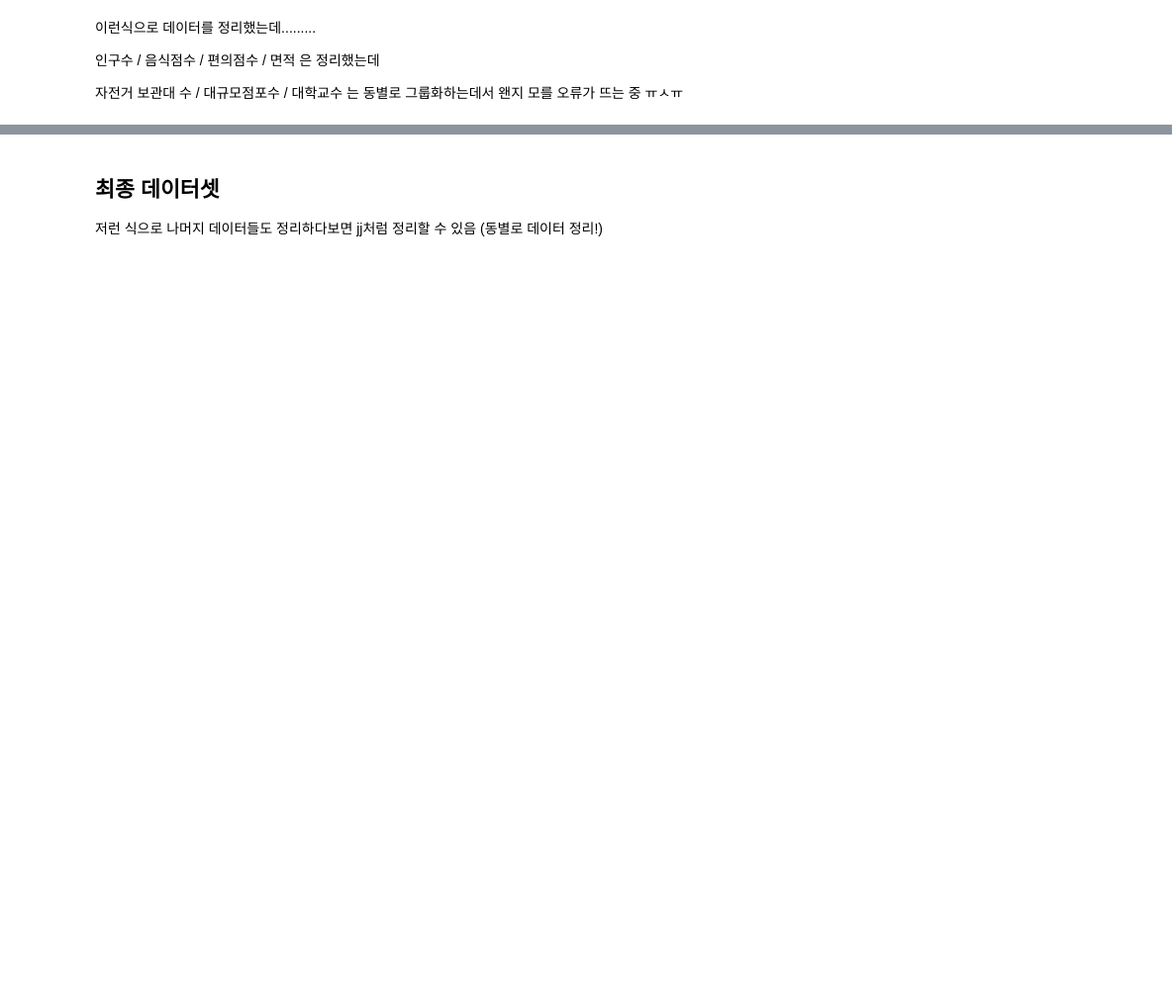
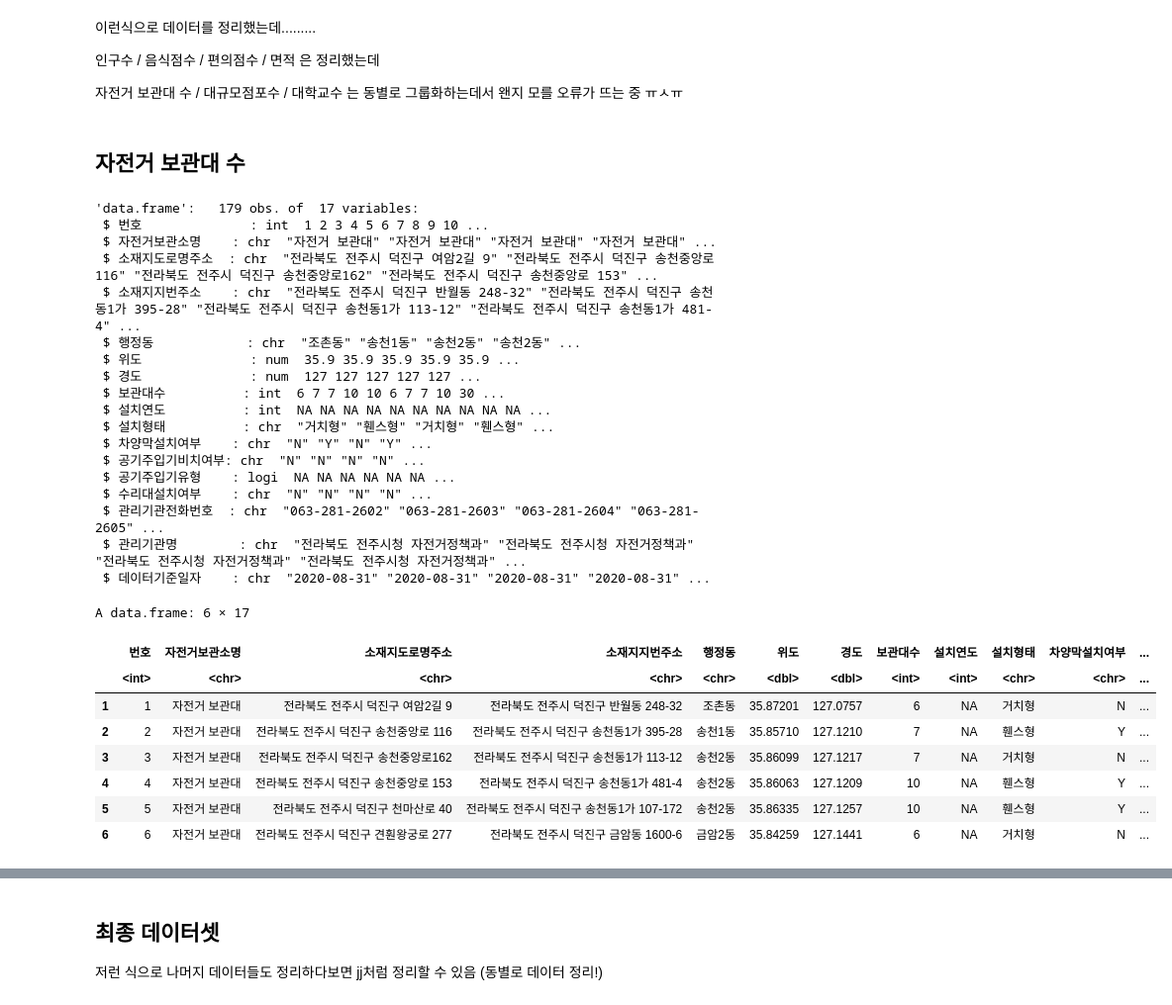
Before and after one commit to ycw0363/jeonju, a Jupyter notebook: 데이터 정리.ipynb, the cells around one changed output, grey strips where cells are left out. Shown: that part at 99% size. Saved outputs shown, nothing was run; the diff lists cells and outputs as text; code cells hidden in the pictures; blank space fills up the shorter version.

```diff
--- a/데이터 정리.ipynb
+++ b/데이터 정리.ipynb
@@ -199,3 +191,36 @@ FALSE  TRUE
 
 
 자전거 보관대 수 / 대규모점포수 / 대학교수 는 동별로 그룹화하는데서 왠지 모를 오류가 뜨는 중 ㅠㅅㅠ
+# %% [markdown]
+## 자전거 보관대 수
+# %%
+str(bicycle) ##
+head(bicycle)
+# %% [output]
+'data.frame':   179 obs. of  17 variables:
+ $ 번호              : int  1 2 3 4 5 6 7 8 9 10 ...
+ $ 자전거보관소명    : chr  "자전거 보관대" "자전거 보관대" "자전거 보관대" "자전거 보관대" ...
+ $ 소재지도로명주소  : chr  "전라북도 전주시 덕진구 여암2길 9" "전라북도 전주시 덕진구 송천중앙로 116" "전라북도 전주시 덕진구 송천중앙로162" "전라북도 전주시 덕진구 송천중앙로 153" ...
+ $ 소재지지번주소    : chr  "전라북도 전주시 덕진구 반월동 248-32" "전라북도 전주시 덕진구 송천동1가 395-28" "전라북도 전주시 덕진구 송천동1가 113-12" "전라북도 전주시 덕진구 송천동1가 481-4" ...
+ $ 행정동            : chr  "조촌동" "송천1동" "송천2동" "송천2동" ...
+ $ 위도              : num  35.9 35.9 35.9 35.9 35.9 ...
+ $ 경도              : num  127 127 127 127 127 ...
+ $ 보관대수          : int  6 7 7 10 10 6 7 7 10 30 ...
+ $ 설치연도          : int  NA NA NA NA NA NA NA NA NA NA ...
+ $ 설치형태          : chr  "거치형" "휀스형" "거치형" "휀스형" ...
+ $ 차양막설치여부    : chr  "N" "Y" "N" "Y" ...
+ $ 공기주입기비치여부: chr  "N" "N" "N" "N" ...
+ $ 공기주입기유형    : logi  NA NA NA NA NA NA ...
+ $ 수리대설치여부    : chr  "N" "N" "N" "N" ...
+ $ 관리기관전화번호  : chr  "063-281-2602" "063-281-2603" "063-281-2604" "063-281-2605" ...
+ $ 관리기관명        : chr  "전라북도 전주시청 자전거정책과" "전라북도 전주시청 자전거정책과" "전라북도 전주시청 자전거정책과" "전라북도 전주시청 자전거정책과" ...
+ $ 데이터기준일자    : chr  "2020-08-31" "2020-08-31" "2020-08-31" "2020-08-31" ...
+A data.frame: 6 × 17
+|  | 번호 | 자전거보관소명 | 소재지도로명주소 | 소재지지번주소 | 행정동 | 위도 | 경도 | 보관대수 | 설치연도 | 설치형태 | 차양막설치여부 | ... |
+|  | <int> | <chr> | <chr> | <chr> | <chr> | <dbl> | <dbl> | <int> | <int> | <chr> | <chr> | ... |
+| 1 | 1 | 자전거 보관대 | 전라북도 전주시 덕진구 여암2길 9 | 전라북도 전주시 덕진구 반월동 248-32 | 조촌동 | 35.87201 | 127.0757 | 6 | NA | 거치형 | N | ... |
+| 2 | 2 | 자전거 보관대 | 전라북도 전주시 덕진구 송천중앙로 116 | 전라북도 전주시 덕진구 송천동1가 395-28 | 송천1동 | 35.85710 | 127.1210 | 7 | NA | 휀스형 | Y | ... |
+| 3 | 3 | 자전거 보관대 | 전라북도 전주시 덕진구 송천중앙로162 | 전라북도 전주시 덕진구 송천동1가 113-12 | 송천2동 | 35.86099 | 127.1217 | 7 | NA | 거치형 | N | ... |
+| 4 | 4 | 자전거 보관대 | 전라북도 전주시 덕진구 송천중앙로 153 | 전라북도 전주시 덕진구 송천동1가 481-4 | 송천2동 | 35.86063 | 127.1209 | 10 | NA | 휀스형 | Y | ... |
+| 5 | 5 | 자전거 보관대 | 전라북도 전주시 덕진구 천마산로 40 | 전라북도 전주시 덕진구 송천동1가 107-172 | 송천2동 | 35.86335 | 127.1257 | 10 | NA | 휀스형 | Y | ... |
+| 6 | 6 | 자전거 보관대 | 전라북도 전주시 덕진구 견훤왕궁로 277 | 전라북도 전주시 덕진구 금암동 1600-6 | 금암2동 | 35.84259 | 127.1441 | 6 | NA | 거치형 | N | ... |
```
Also changed, not shown: parts of 11 cells of this notebook.
